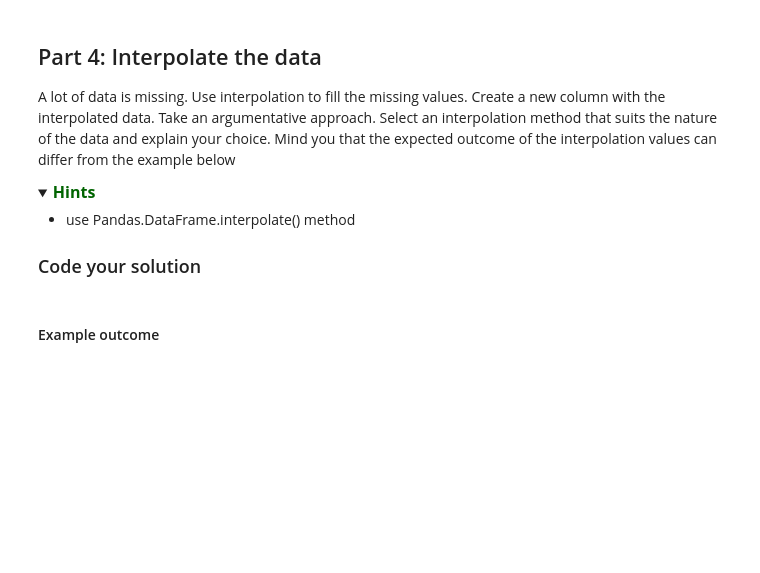
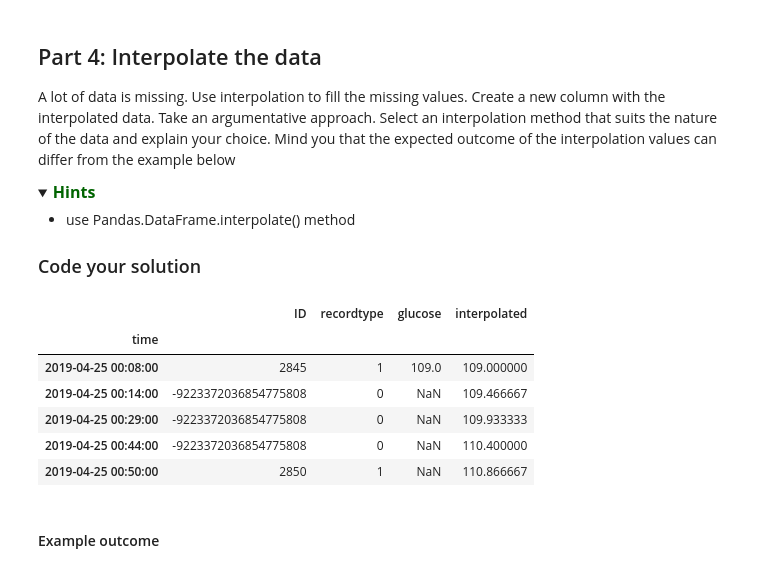
Before and after one commit to Roya-Gharehbeiklou/programming_1, a Jupyter notebook: week_2/Assignment_week_02.ipynb, the cells around one changed output. Cells and saved outputs as stored; diff of their text form; code cells hidden in the pictures; folded sections open; blank space fills up the shorter version.

Commit message:
part4,5,6 and config file were added

```diff
--- a/week_2/Assignment_week_02.ipynb
+++ b/week_2/Assignment_week_02.ipynb
@@ -82,8 +82,13 @@ Preferably we read the data not with a hard coded data path but using a config f
 import pandas as pd
 import numpy as np
 import json as js
+import yaml
 
-with open("glucose.json") as glucose_file:
+#loading the config address
+with open("config.yaml", "r") as f:
+    config = yaml.safe_load(f)
+
+with open(config["glucose_file_address"]) as glucose_file:
     df = js.load(glucose_file)
 df = pd.read_json(df)
 df.head()
@@ -124,13 +129,15 @@ Make sure that your dataset is sorted by the time column
 <a name='ex-21'></a>
 ### Code your solution
 # %%
-# current data types
-# print(df.dtypes)
+
 df['ID'] = df['ID'].astype(np.int64)
 df['time'] = pd.to_datetime(df['time'])
 df['glucose'] = pd.to_numeric(df['glucose'], errors='coerce',downcast='signed')
 print(df.dtypes)
-print(df)
+
+df = df.set_index('time')
+#sorting by time column
+df.sort_index(inplace=True)
 # %% [output]
 ID                     int64
 time          datetime64[ns]
@@ -236,3 +224,17 @@ A lot of data is missing. Use interpolation to fill the missing values. Create a
+# %%
+df['interpolated'] = df['glucose']
+# Linear method is used because of not existing NaN at the end of interpolation
+# and I used different methods such as spline and after coparison I choose linear
+df['interpolated'].interpolate(method='linear', inplace=True, order=2)
+df.head()
+# %% [output]
+|  | ID | recordtype | glucose | interpolated |
+| time |  |  |  |  |
+| 2019-04-25 00:08:00 | 2845 | 1 | 109.0 | 109.000000 |
+| 2019-04-25 00:14:00 | -9223372036854775808 | 0 | NaN | 109.466667 |
+| 2019-04-25 00:29:00 | -9223372036854775808 | 0 | NaN | 109.933333 |
+| 2019-04-25 00:44:00 | -9223372036854775808 | 0 | NaN | 110.400000 |
+| 2019-04-25 00:50:00 | 2850 | 1 | NaN | 110.866667 |
 # %% [markdown]
 #### Example outcome
 # %% [raw]
```
Also changed, not shown: parts of 8 cells of this notebook, 1 other file.
